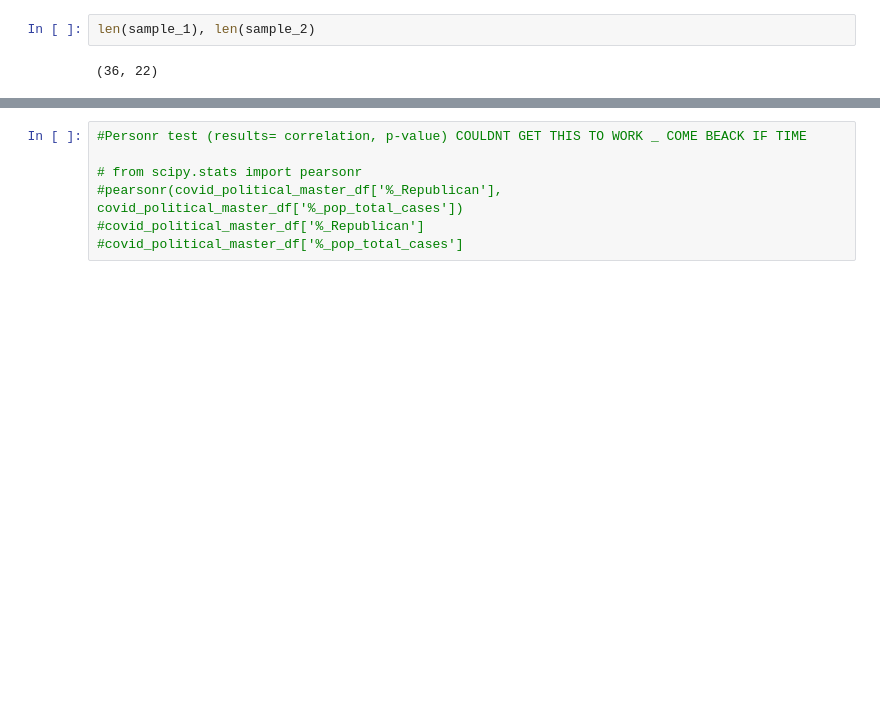
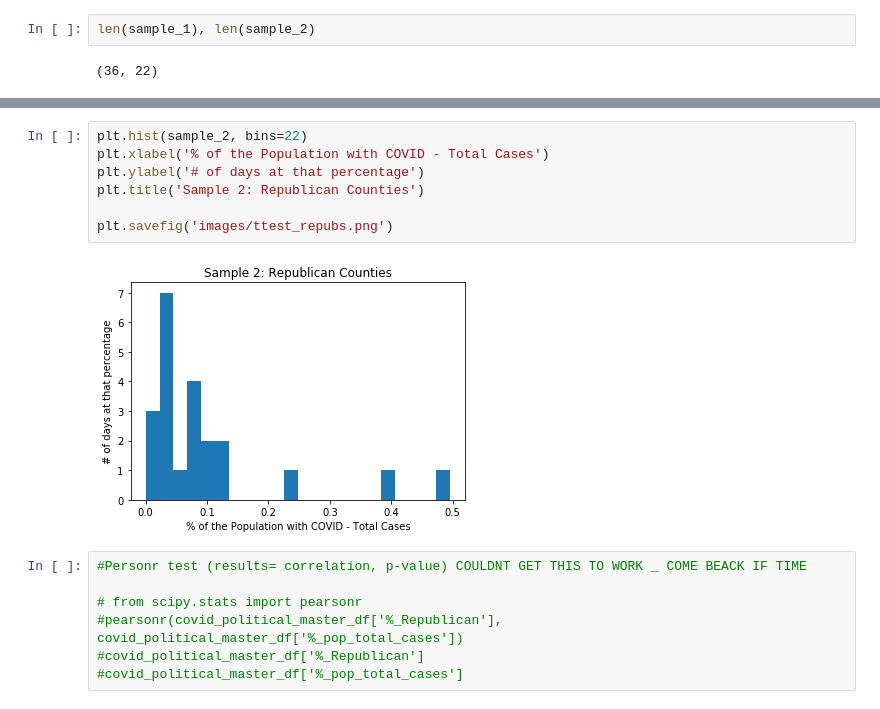
Before and after one commit to MegansColorado/Capstone_1, a Jupyter notebook: Covid_Political_Data.ipynb, the cells around one changed output, grey strips where cells are left out. Drawn from its saved outputs; the diff is of its cells as text; blank space fills up the shorter version.

```diff
--- a/Covid_Political_Data.ipynb
+++ b/Covid_Political_Data.ipynb
@@ -377,3 +360,12 @@ plt.hist(sample_2, bins=22)
+# %%
+plt.hist(sample_2, bins=22)
+plt.xlabel('% of the Population with COVID - Total Cases')
+plt.ylabel('# of days at that percentage')
+plt.title('Sample 2: Republican Counties')
+
+plt.savefig('images/ttest_repubs.png')
+# %% [output]
+[figure, added]
 # %%
 #Personr test (results= correlation, p-value) COULDNT GET THIS TO WORK _ COME BEACK IF TIME
 
```
Also changed, not shown: parts of 3 cells of this notebook, 4 other files.
